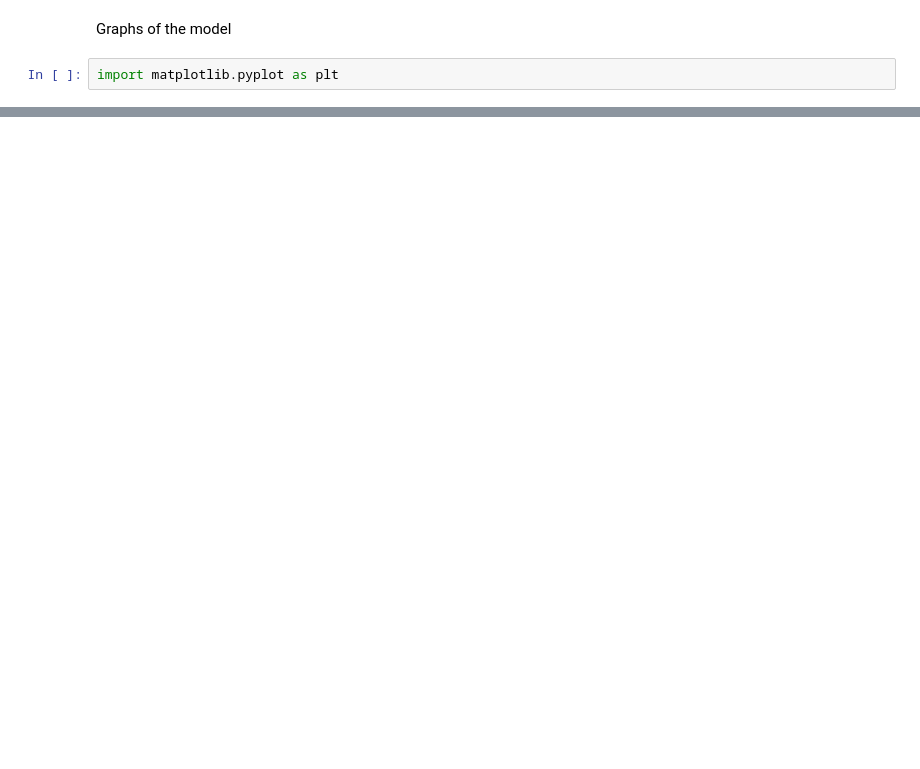
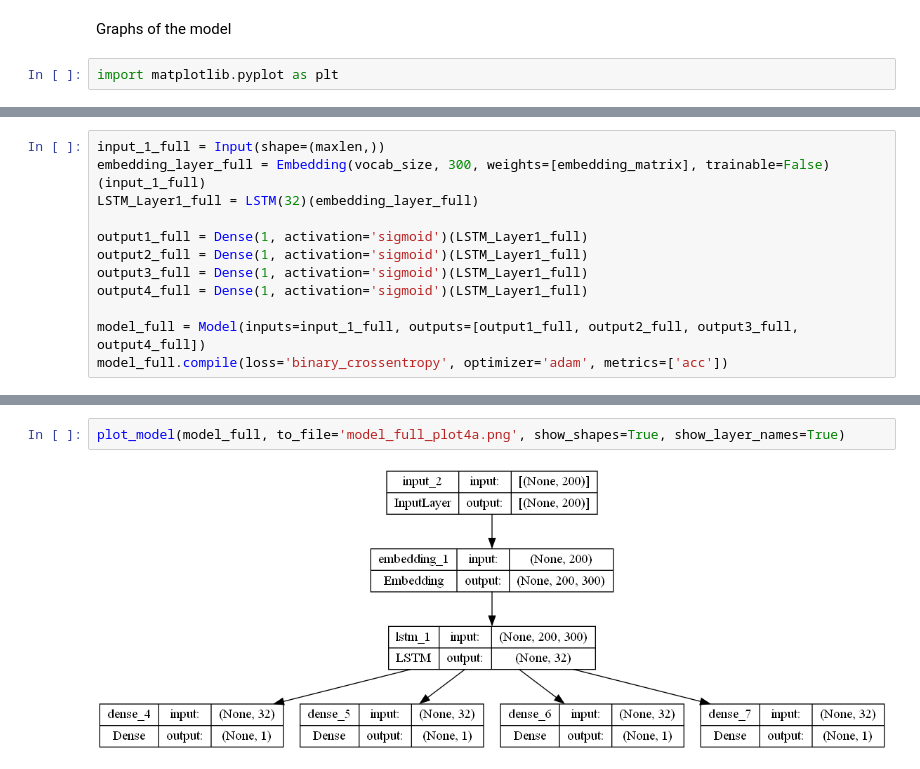
Before and after one commit to GanaelD/Challenge_data_HPDDVL, a Jupyter notebook: src/data_processing_with_keras_DL_multilabel_multioutputlayer.ipynb, the cells around one changed output, grey strips where cells are left out. Drawn from its saved outputs; the diff is of its cells as text; blank space fills up the shorter version.

```diff
--- a/src/data_processing_with_keras_DL_multilabel_multioutputlayer.ipynb
+++ b/src/data_processing_with_keras_DL_multilabel_multioutputlayer.ipynb
@@ -311,0 +325,12 @@ plt.show()
+# %%
+input_1_full = Input(shape=(maxlen,))
+embedding_layer_full = Embedding(vocab_size, 300, weights=[embedding_matrix], trainable=False)(input_1_full)
+LSTM_Layer1_full = LSTM(32)(embedding_layer_full)
+
+output1_full = Dense(1, activation='sigmoid')(LSTM_Layer1_full)
+output2_full = Dense(1, activation='sigmoid')(LSTM_Layer1_full)
+output3_full = Dense(1, activation='sigmoid')(LSTM_Layer1_full)
+output4_full = Dense(1, activation='sigmoid')(LSTM_Layer1_full)
+
+model_full = Model(inputs=input_1_full, outputs=[output1_full, output2_full, output3_full, output4_full])
+model_full.compile(loss='binary_crossentropy', optimizer='adam', metrics=['acc'])
@@ -311,0 +357,4 @@ plt.show()
+# %%
+plot_model(model_full, to_file='model_full_plot4a.png', show_shapes=True, show_layer_names=True)
+# %% [output]
+[figure, added]
```
Also changed, not shown: parts of 13 cells of this notebook, 2 other files.
